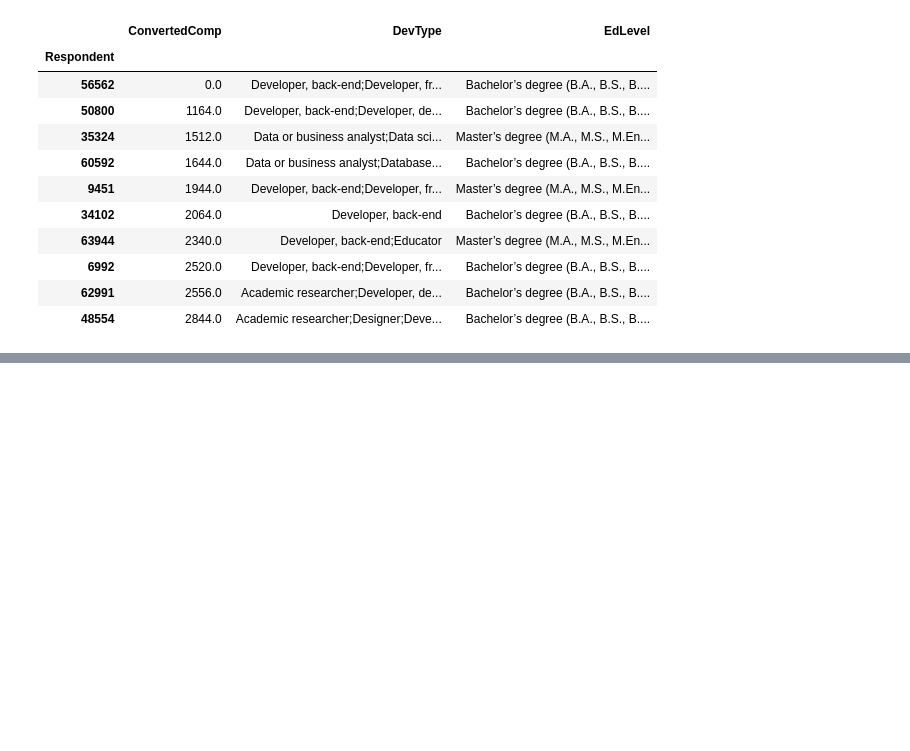
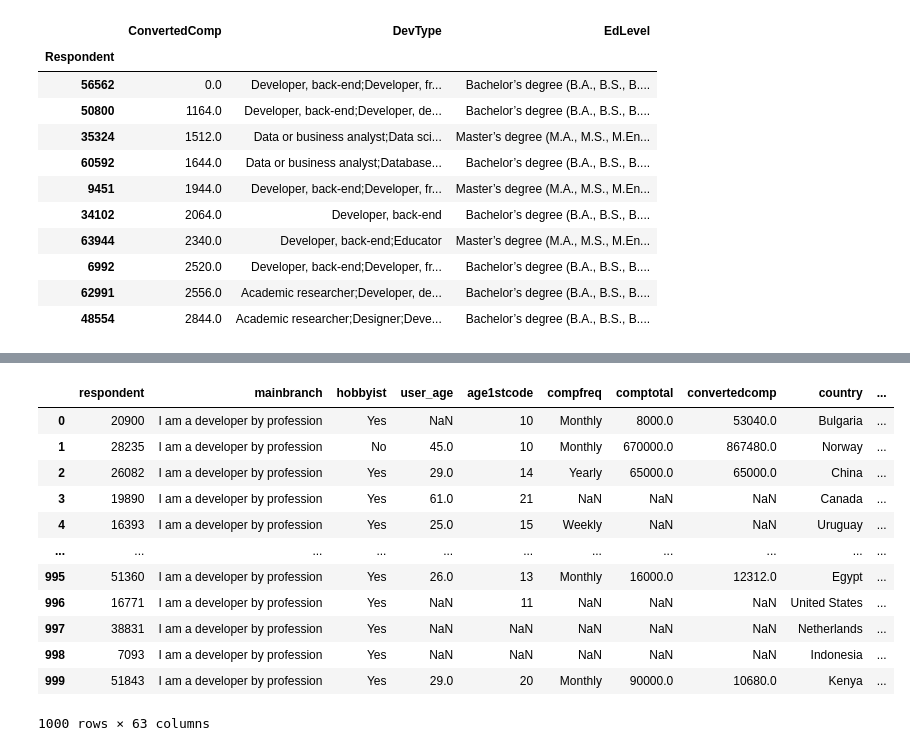
Before and after one commit to znxayn/learning_git, a Jupyter notebook: Panda_sorting_updating.ipynb, the cells around one changed output, grey strips where cells are left out. Saved outputs shown, nothing was run; the diff lists cells and outputs as text; code cells hidden in the pictures; blank space fills up the shorter version.

```diff
--- a/Panda_sorting_updating.ipynb
+++ b/Panda_sorting_updating.ipynb
@@ -271,0 +646,4 @@ poorest_users[['ConvertedComp', 'DevType', 'EdLevel']] # 查看这些用户的
+# %%
+survey_df.loc[2, ['trans', 'user_age', 'country']]  = ['Yes', 29, 'China']
+# 将特定行的三列数据进行改变
+survey_df.loc[2, ['trans', 'user_age', 'country']]
@@ -271,0 +655,3 @@ poorest_users[['ConvertedComp', 'DevType', 'EdLevel']] # 查看这些用户的
+# %%
+survey_df.loc[survey_df['user_age'] < 18, ['age_group']] = 'young'
+# 创建一个age_group列，对于那些年龄小于18的用户，将此列的数据改为为 young
@@ -271,0 +673,3 @@ poorest_users[['ConvertedComp', 'DevType', 'EdLevel']] # 查看这些用户的
+# %%
+survey_df.loc[survey_df['user_age'] > 18, ['age_group']] = 'adult'
+# 创建一个age_group列，对于那些年龄大于18的用户，将此列的数据改为为 adult
@@ -271,0 +710,18 @@ poorest_users[['ConvertedComp', 'DevType', 'EdLevel']] # 查看这些用户的
+# %%
+survey_df['gen_col'] = survey_df['gender'] + survey_df['sexuality'] + survey_df['trans'] # 将合起来的值写入gen_col列
+# %%
+survey_df
+# %% [output]
+|  | respondent | mainbranch | hobbyist | user_age | age1stcode | compfreq | comptotal | convertedcomp | country | ... |
+| 0 | 20900 | I am a developer by profession | Yes | NaN | 10 | Monthly | 8000.0 | 53040.0 | Bulgaria | ... |
+| 1 | 28235 | I am a developer by profession | No | 45.0 | 10 | Monthly | 670000.0 | 867480.0 | Norway | ... |
+| 2 | 26082 | I am a developer by profession | Yes | 29.0 | 14 | Yearly | 65000.0 | 65000.0 | China | ... |
+| 3 | 19890 | I am a developer by profession | Yes | 61.0 | 21 | NaN | NaN | NaN | Canada | ... |
+| 4 | 16393 | I am a developer by profession | Yes | 25.0 | 15 | Weekly | NaN | NaN | Uruguay | ... |
+| ... | ... | ... | ... | ... | ... | ... | ... | ... | ... | ... |
+| 995 | 51360 | I am a developer by profession | Yes | 26.0 | 13 | Monthly | 16000.0 | 12312.0 | Egypt | ... |
+| 996 | 16771 | I am a developer by profession | Yes | NaN | 11 | NaN | NaN | NaN | United States | ... |
+| 997 | 38831 | I am a developer by profession | Yes | NaN | NaN | NaN | NaN | NaN | Netherlands | ... |
+| 998 | 7093 | I am a developer by profession | Yes | NaN | NaN | NaN | NaN | NaN | Indonesia | ... |
+| 999 | 51843 | I am a developer by profession | Yes | 29.0 | 20 | Monthly | 90000.0 | 10680.0 | Kenya | ... |
+1000 rows × 63 columns
```
Also changed, not shown: parts of 91 cells of this notebook.
